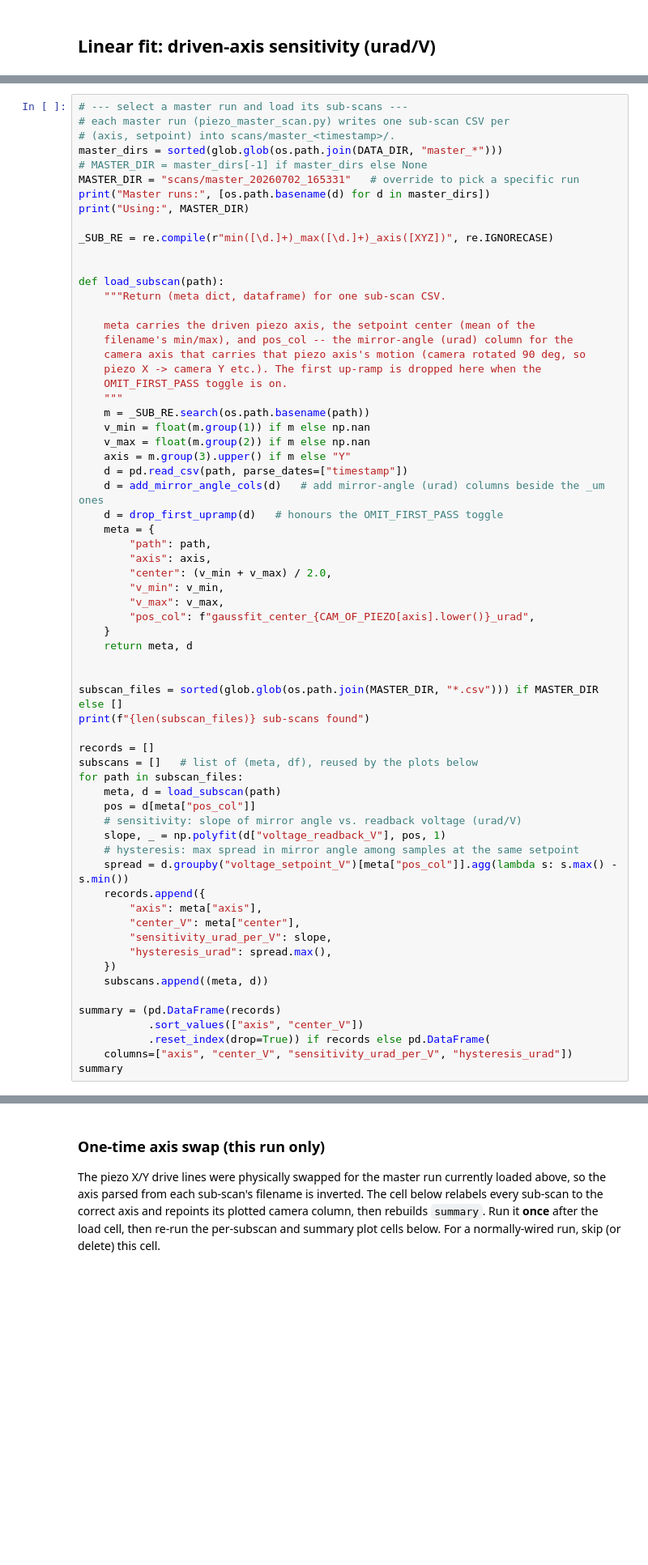
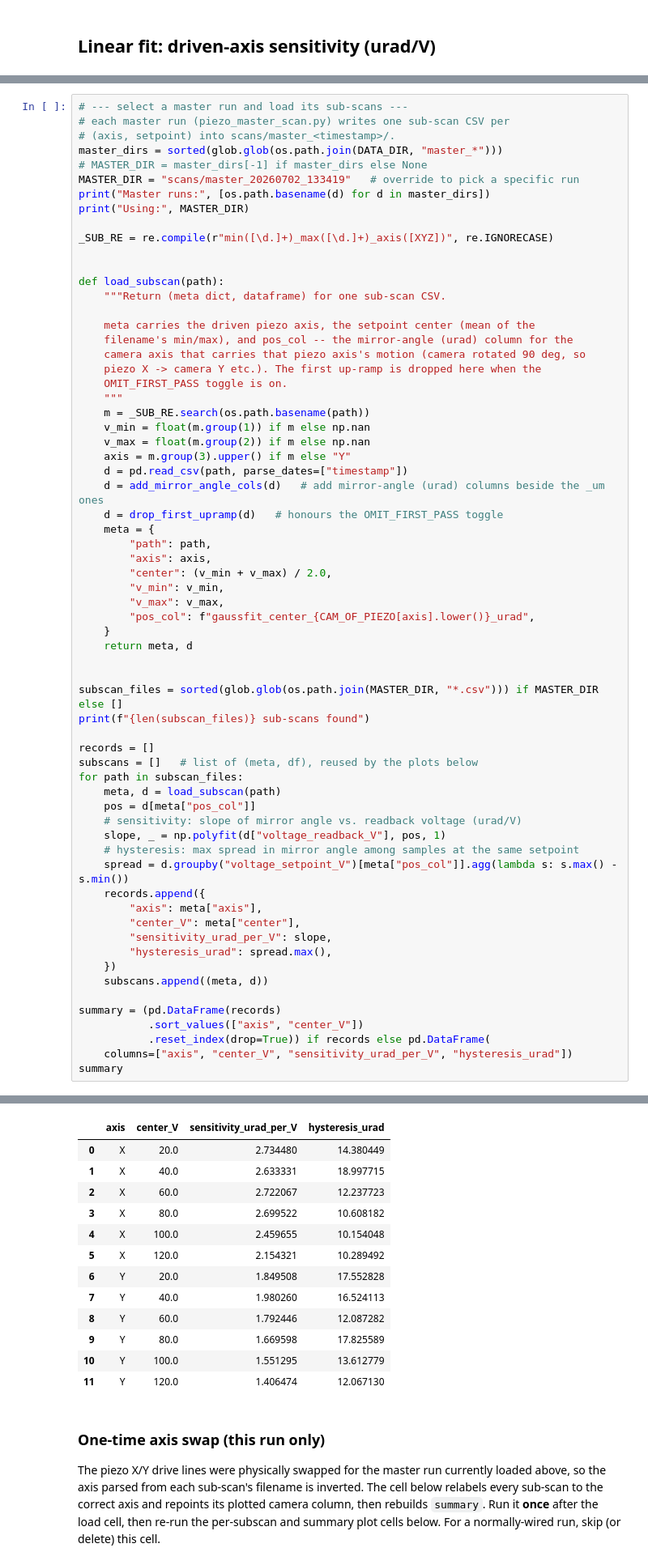
Before and after one commit to will1u/mirror_testing, a Jupyter notebook: analysis.ipynb, the cells around one changed output, grey strips where cells are left out. Shown at 81% size. Cells and saved outputs as stored; diff of their text form; blank space fills up the shorter version.

```diff
--- a/analysis.ipynb
+++ b/analysis.ipynb
@@ -247,7 +253,7 @@ as the single-scan section: piezo X → camera Y, piezo Y → camera X).
 # (axis, setpoint) into scans/master_<timestamp>/.
 master_dirs = sorted(glob.glob(os.path.join(DATA_DIR, "master_*")))
 # MASTER_DIR = master_dirs[-1] if master_dirs else None
-MASTER_DIR = "scans/master_20260702_165331"   # override to pick a specific run
+MASTER_DIR = "scans/master_20260702_133419"   # override to pick a specific run
 print("Master runs:", [os.path.basename(d) for d in master_dirs])
 print("Using:", MASTER_DIR)
 
@@ -306,3 +312,4 @@ summary = (pd.DataFrame(records)
            .reset_index(drop=True)) if records else pd.DataFrame(
     columns=["axis", "center_V", "sensitivity_urad_per_V", "hysteresis_urad"])
 summary
+# %% [output]
@@ -309,3 +319,16 @@ summary
+|  | axis | center_V | sensitivity_urad_per_V | hysteresis_urad |
+| 0 | X | 20.0 | 2.734480 | 14.380449 |
+| 1 | X | 40.0 | 2.633331 | 18.997715 |
+| 2 | X | 60.0 | 2.722067 | 12.237723 |
+| 3 | X | 80.0 | 2.699522 | 10.608182 |
+| 4 | X | 100.0 | 2.459655 | 10.154048 |
+| 5 | X | 120.0 | 2.154321 | 10.289492 |
+| 6 | Y | 20.0 | 1.849508 | 17.552828 |
+| 7 | Y | 40.0 | 1.980260 | 16.524113 |
+| 8 | Y | 60.0 | 1.792446 | 12.087282 |
+| 9 | Y | 80.0 | 1.669598 | 17.825589 |
+| 10 | Y | 100.0 | 1.551295 | 13.612779 |
+| 11 | Y | 120.0 | 1.406474 | 12.067130 |
 # %% [markdown]
 ### One-time axis swap (this run only)
 
```
Also changed, not shown: parts of 6 cells of this notebook.
